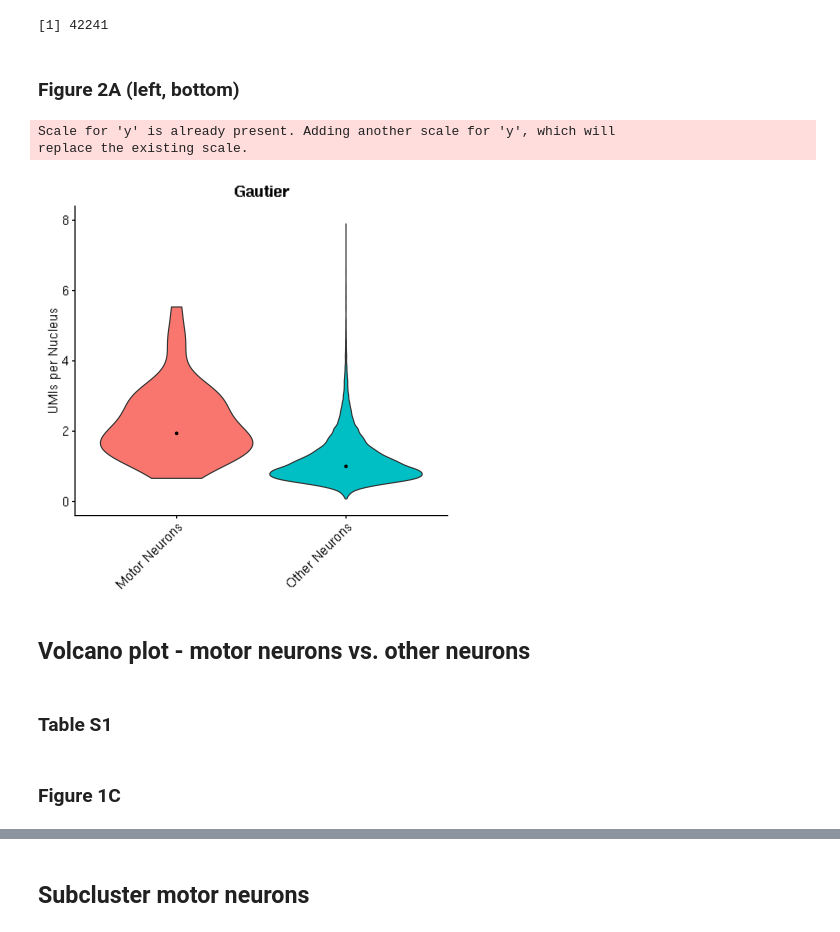
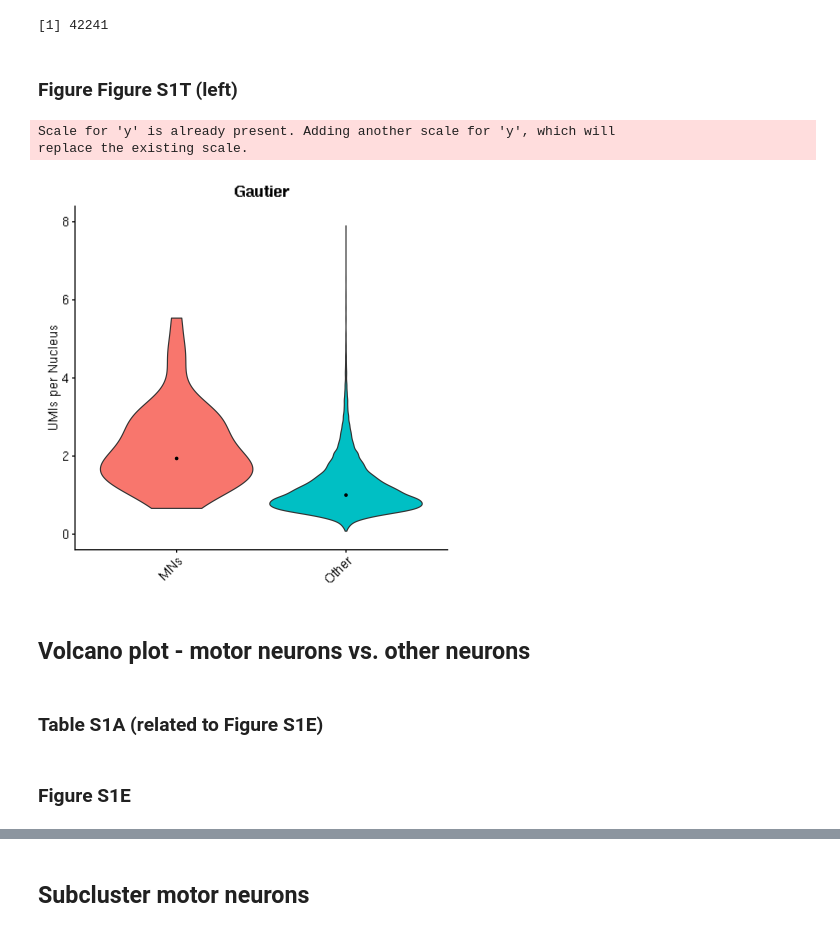
Before and after one commit to neurojacob/Gautier_Blum_2023, a Jupyter notebook: 1. Gautier snRNA-seq.ipynb, the cells around one changed output, grey strips where cells are left out. Saved outputs shown, nothing was run; the diff lists cells and outputs as text; code cells hidden in the pictures.

```diff
--- a/Matters Arising - Prepare Gautier data.ipynb
+++ b/1. Gautier snRNA-seq.ipynb
@@ -54,7 +75,7 @@ make_volcano_plot <- function(data, labeled_pts, labeled_genes=c(), p_val_cutoff
         geom_label_repel(data = top_genes, mapping = aes(avg_log2FC, -log(p_val_adj,10), label = gene),
                         size = 4, max.overlaps=18)+
         xlim(-x_scale,x_scale)+
-        xlab(expression("log"[2]*"FC")) +
+        xlab(expression("Avg. log"[2]*"FC")) +
         ylab(expression("-log"[10]*"(p adj)")) +
         scale_color_manual(values = c("dodgerblue3", "gray50", "firebrick3")) +
         guides(colour = guide_legend(override.aes = list(size=1.5)))  +
@@ -350 +518,3 @@ gautier_neurons$norm_nFeature_RNA = gautier_neurons$nFeature_RNA/median_nFeature
+# %%
+gautier_neurons$label <- ifelse(gautier_neurons$motor_neuron == "Motor Neurons", yes = "MNs", no = "Other")
 # %%
@@ -388,19 +558,19 @@ filter(gautier_neurons@meta.data, motor_neuron == "Motor Neurons") %>% {median(.
 # %%
 gautier_neurons$norm_nCount_RNA = gautier_neurons$nCount_RNA/median_nCount
 # %% [markdown]
-### Figure 2A (left, bottom)
+### Figure Figure S1T (left)
 # %%
-gautier_norm_nCount_RNA <- VlnPlot(gautier_neurons, group.by = "motor_neuron", features = "norm_nCount_RNA", pt.size = 0) +
+gautier_norm_nCount_RNA <- VlnPlot(gautier_neurons, group.by = "label", features = "norm_nCount_RNA", pt.size = 0) +
   labs(title = "Gautier", y = "UMIs per Nucleus") + NoLegend() + FontSize(
   x.text = 15,
   y.text = 15,
   y.title = 15,
   main = 18,
 ) + scale_y_continuous(limits = c(0,8)) + stat_summary(fun = median, geom='point', size = 1) + theme(axis.title.x = element_blank())
 
 gautier_norm_nCount_RNA
 # %% [output]
 Scale for 'y' is already present. Adding another scale for 'y', which will
 replace the existing scale.
-[figure, old version]
+[figure, new version]
 # %%
@@ -410,6 +580,6 @@ ggsave(gautier_norm_nCount_RNA, filename = paste(fig_dir, 'gautier_norm_nCount_R
 # %%
 Idents(gautier_neurons) <- gautier_neurons$motor_neuron
 mn.markers <- FindMarkers(gautier_neurons, ident.1 = "Motor Neurons", ident.2 = "Other Neurons", max.cells.per.ident = 500, logfc.threshold = 0, min.pct = 0)
-# %% [markdown]
-### Table S1
+# %% [markdown]
+### Table S1A (related to Figure S1E)
 # %%
@@ -417,5 +587,5 @@ write.csv(mn.markers, file=paste(csv_dir, 'Table S1.csv', sep='/'))
 # %% [markdown]
-### Figure 1C
+### Figure S1E
 # %%
 mn.markers$gene <- rownames(mn.markers)
 rownames(mn.markers) <- NULL
```
Also changed, not shown: parts of 47 cells of this notebook, 6 other files.
